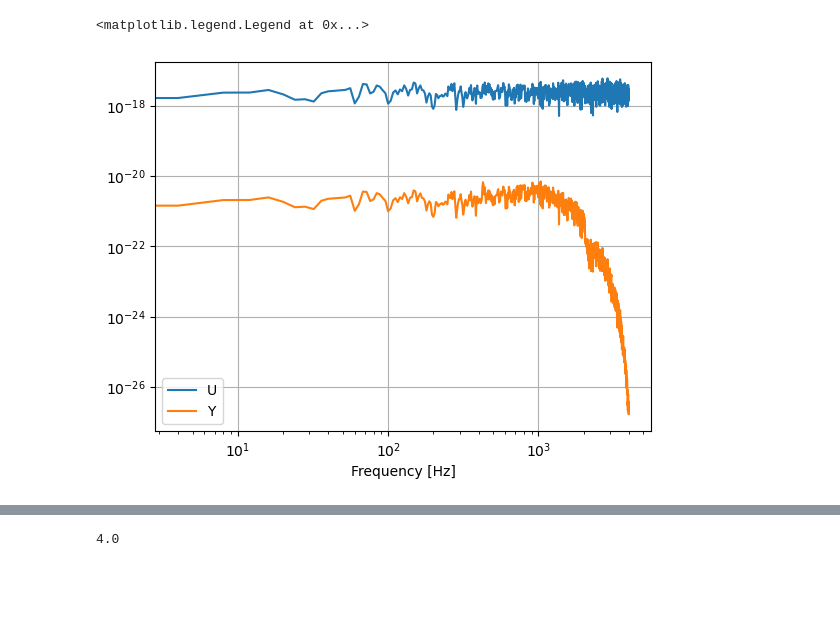
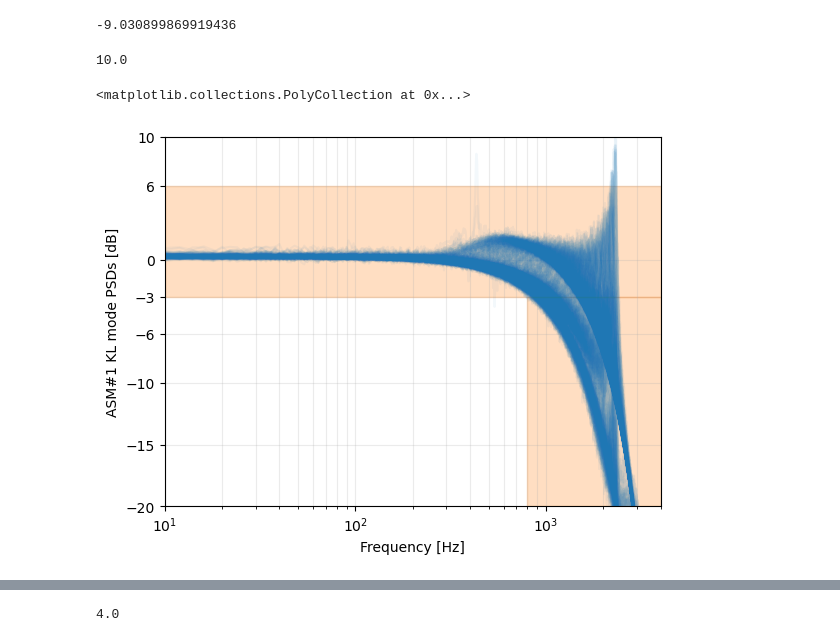
Before and after one commit to rodrigo-romano/dos-actors, a Jupyter notebook: grsim/asms/src/bin/transfer-functions/transfer-functions.ipynb, the cells around one changed output, grey strips where cells are left out. Cells and saved outputs as stored; diff of their text form; code cells hidden in the pictures; blank space fills up the shorter version.

```diff
--- a/grsim/asms/src/bin/transfer-functions/transfer-functions.ipynb
+++ b/grsim/asms/src/bin/transfer-functions/transfer-functions.ipynb
@@ -37,12 +50,30 @@ ax.legend()
 # %%
-nu,psd_u = welch(u.flatten(),fs=8000, nperseg=1000*2)
-nu,psd_y = welch(y.flatten(),fs=8000, nperseg=1000*2)
 fig,ax = plt.subplots()
-ax.loglog(nu,psd_u,label="U")
-ax.loglog(nu,psd_y,label="Y")
+ax.loglog(nu,psd_u.T,label="U")
+ax.loglog(nu,psd_y.T,label="Y")
 ax.grid()
 ax.set_xlabel('Frequency [Hz]')
 ax.legend()
-# %% [output]
-<matplotlib.legend.Legend at 0x...>
-[figure, removed]
+# %%
+10*np.log10(0.125)
+# %% [output]
+-9.030899869919436
+# %%
+400*25e-3
+# %% [output]
+10.0
+# %%
+fig,ax = plt.subplots()
+ax.semilogx(nu,tf_db,"C0",alpha=0.05)
+ax.grid(which='both',alpha=0.25)
+ax.set_xlabel('Frequency [Hz]')
+ax.set_ylabel("ASM#1 KL mode PSDs [dB]")
+ax.set_xlim([10,4e3])
+ax.set_ylim([-20,10])
+ax.set_yticks([-20,-15,-10,-3,0,-6,6,10])
+#ax.legend(list(range(1,psd_u.shape[0]+1)))
+ax.fill_between([10,4e3],[-3, -3],6,color="C1",alpha=0.25)
+ax.fill_between([800,4e3],[-20, -20],-3,color="C1",alpha=0.25)
+# %% [output]
+<matplotlib.collections.PolyCollection at 0x...>
+[figure, added]
```
Also changed, not shown: parts of 23 cells of this notebook, 1 other file.
